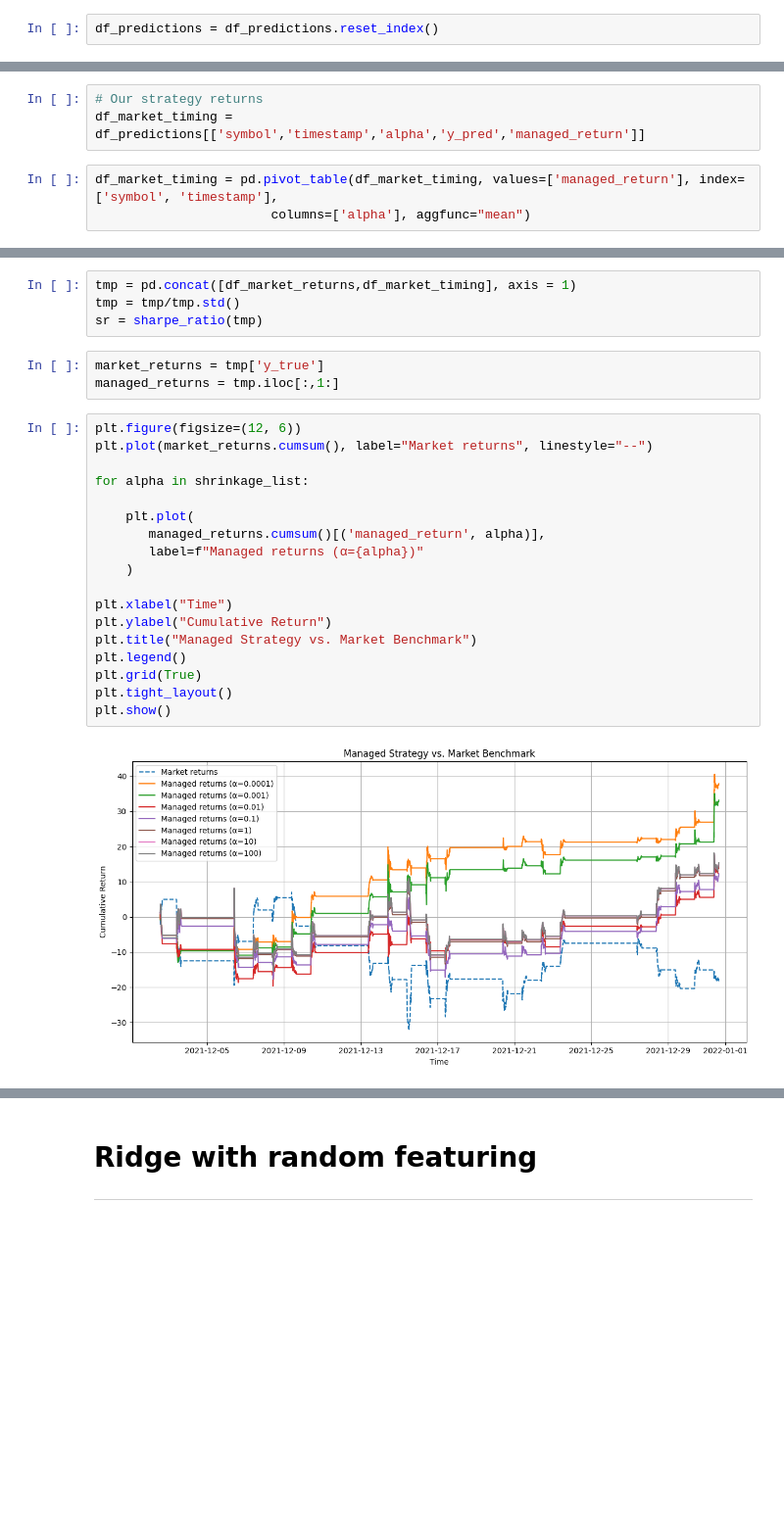
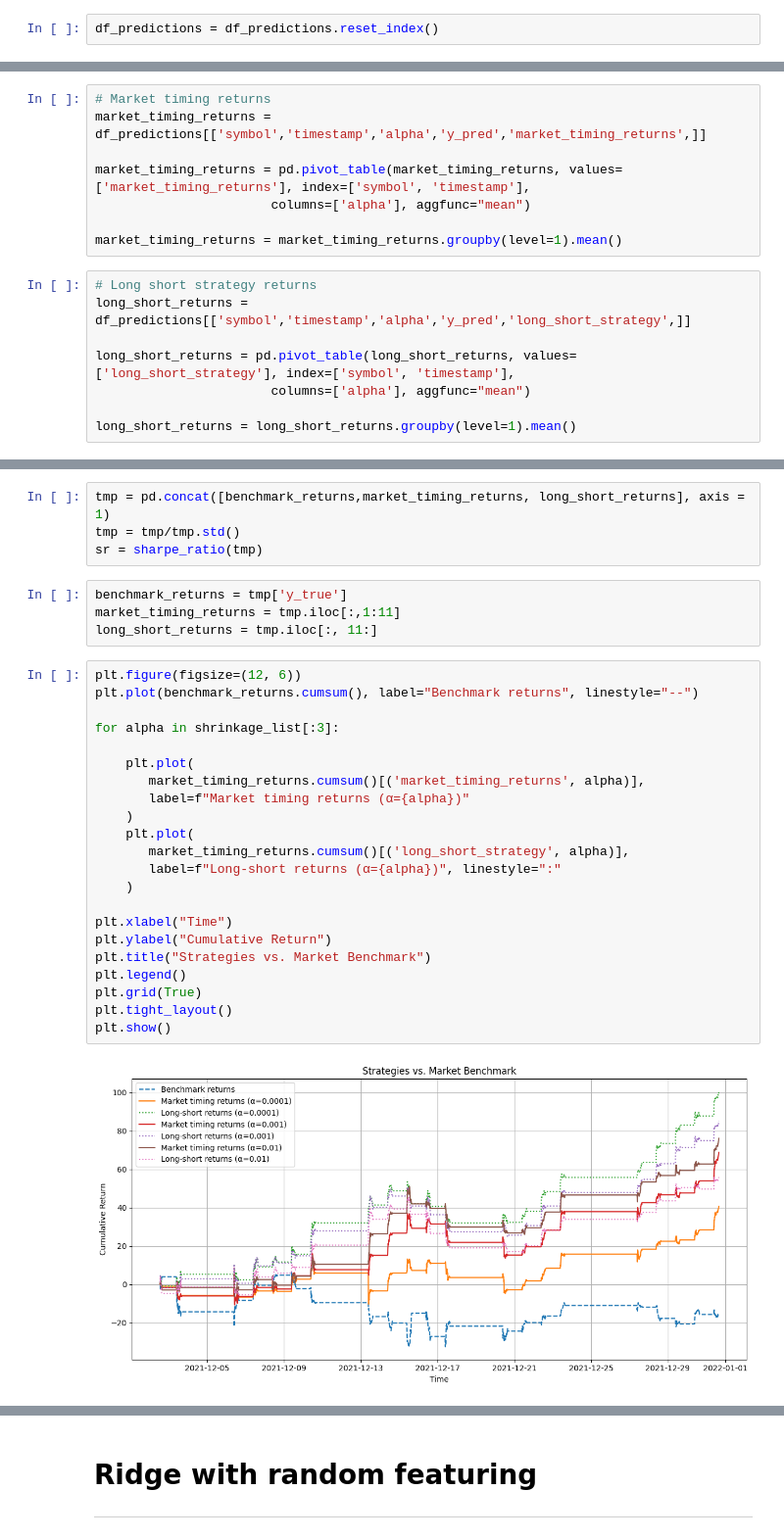
Before and after one commit to PipsCods/High-Frequency-Trading-with-Deep-Learning, a Jupyter notebook: src/notebooks/rui_regressions.ipynb, the cells around one changed output, grey strips where cells are left out. Shown: that part at 98% size. Drawn from its saved outputs; the diff is of its cells as text; blank space fills up the shorter version.

Commit message:
Increasing the number of stock and also include a long-short strategy

```diff
--- a/src/notebooks/rui_regressions.ipynb
+++ b/src/notebooks/rui_regressions.ipynb
@@ -313,7 +324,17 @@ timestamp
 Name: y_true, dtype: float64
 # %%
-# Our strategy returns
-df_market_timing = df_predictions[['symbol','timestamp','alpha','y_pred','managed_return']]
+# Market timing returns
+market_timing_returns = df_predictions[['symbol','timestamp','alpha','y_pred','market_timing_returns',]]
+
+market_timing_returns = pd.pivot_table(market_timing_returns, values=['market_timing_returns'], index=['symbol', 'timestamp'],
+                       columns=['alpha'], aggfunc="mean")
+
+market_timing_returns = market_timing_returns.groupby(level=1).mean()
 # %%
-df_market_timing = pd.pivot_table(df_market_timing, values=['managed_return'], index=['symbol', 'timestamp'],
+# Long short strategy returns
+long_short_returns = df_predictions[['symbol','timestamp','alpha','y_pred','long_short_strategy',]]
+
+long_short_returns = pd.pivot_table(long_short_returns, values=['long_short_strategy'], index=['symbol', 'timestamp'],
                        columns=['alpha'], aggfunc="mean")
+
+long_short_returns = long_short_returns.groupby(level=1).mean()
@@ -322,30 +341,35 @@ df_market_timing = df_market_timing.groupby(level=1).mean()
 # %%
-tmp = pd.concat([df_market_returns,df_market_timing], axis = 1)
+tmp = pd.concat([benchmark_returns,market_timing_returns, long_short_returns], axis = 1)
 tmp = tmp/tmp.std()
 sr = sharpe_ratio(tmp)
 # %%
-market_returns = tmp['y_true']
-managed_returns = tmp.iloc[:,1:]
+benchmark_returns = tmp['y_true']
+market_timing_returns = tmp.iloc[:,1:11]
+long_short_returns = tmp.iloc[:, 11:]
 # %%
 plt.figure(figsize=(12, 6))
-plt.plot(market_returns.cumsum(), label="Market returns", linestyle="--")
+plt.plot(benchmark_returns.cumsum(), label="Benchmark returns", linestyle="--")
 
-for alpha in shrinkage_list:
+for alpha in shrinkage_list[:3]:
 
     plt.plot(
-       managed_returns.cumsum()[('managed_return', alpha)],
-       label=f"Managed returns (α={alpha})"
+       market_timing_returns.cumsum()[('market_timing_returns', alpha)],
+       label=f"Market timing returns (α={alpha})"
+    )
+    plt.plot(
+       market_timing_returns.cumsum()[('long_short_strategy', alpha)],
+       label=f"Long-short returns (α={alpha})", linestyle=":"
     )
 
 plt.xlabel("Time")
 plt.ylabel("Cumulative Return")
-plt.title("Managed Strategy vs. Market Benchmark")
+plt.title("Strategies vs. Market Benchmark")
 plt.legend()
 plt.grid(True)
 plt.tight_layout()
 plt.show()
 # %% [output]
-[figure, old version]
+[figure, new version]
 # %%
 print(sr)
 # %% [output]
```
Also changed, not shown: parts of 12 cells of this notebook.
